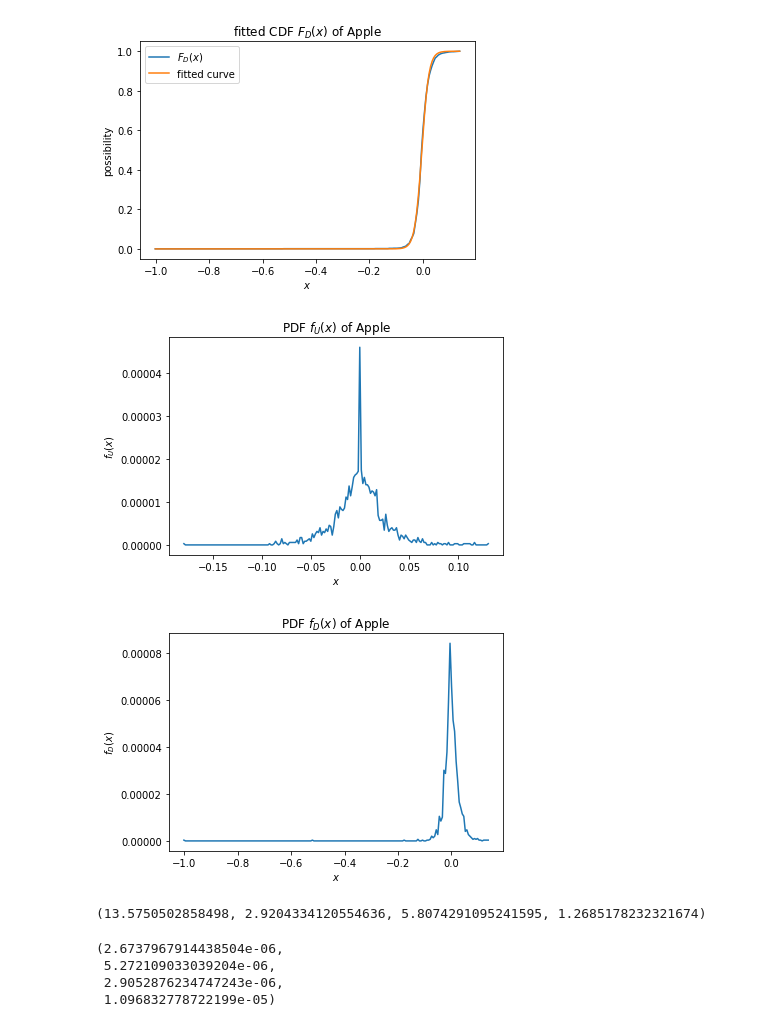
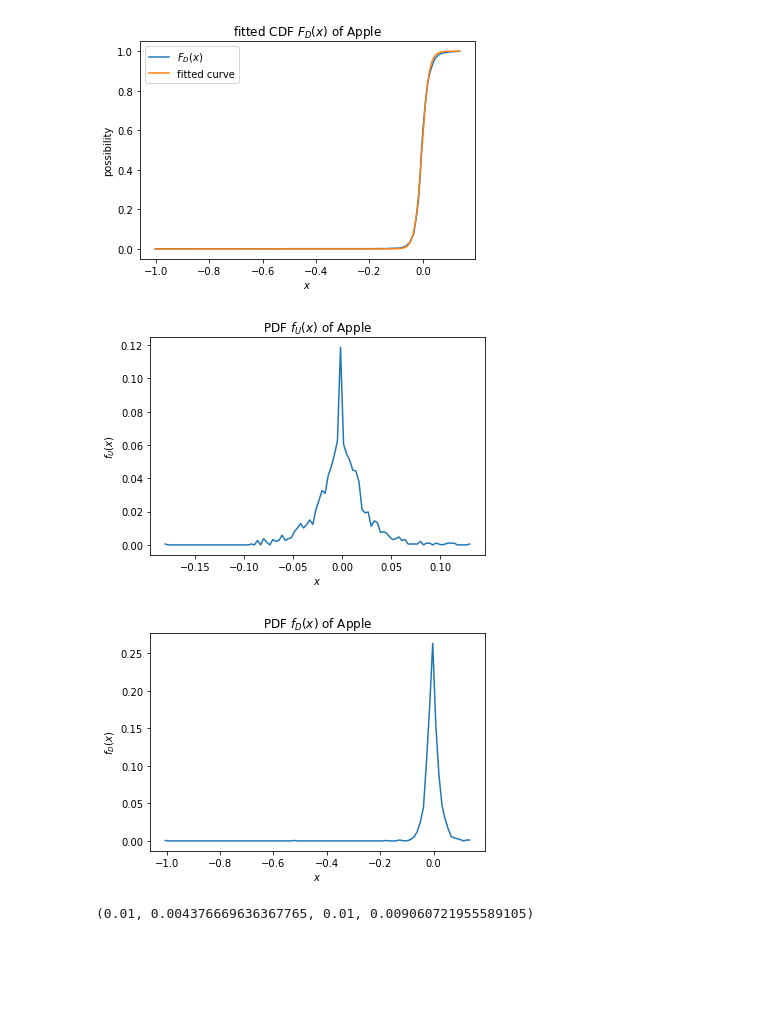
Before and after one commit to Kim-Q/MSDM, a Jupyter notebook: project2.ipynb, the cells around one changed output. Cells and saved outputs as stored; diff of their text form; code cells hidden in the pictures; blank space fills up the shorter version.

```diff
--- a/project2.ipynb
+++ b/project2.ipynb
@@ -148,33 +148,33 @@ plt.show()
 # %% [output]
 [figure]
 # %%
-count,low,binsize,_=stats.relfreq(Ux, numbins=200)
+count,low,binsize,_=stats.relfreq(Ux, numbins=100)
 pdf_U_x=[]
 pdf_U_x.append(low)
-for i in range(1,200):
+for i in range(1,100):
     pdf_U_x.append(pdf_U_x[i-1]+binsize)
 pdf_U=[]
-for i in range(200):
-    pdf_U.append(count[i]/len(Ux))
+for i in range(100):
+    pdf_U.append(count[i])
 
 # plt.figure(figsize=(12,8))
 plt.plot(pdf_U_x,pdf_U)
 plt.title('PDF $f_U(x)$ of Apple')
 plt.ylabel('$f_U(x)$')
 plt.xlabel('$x$')
 plt.savefig('fU(x)')
 plt.show()
 # %% [output]
-[figure, old version]
+[figure, new version]
 # %%
-count,low,binsize,_=stats.relfreq(Dx, numbins=200)
+count,low,binsize,_=stats.relfreq(Dx, numbins=100)
 pdf_D_x=[]
 pdf_D_x.append(low)
-for i in range(1,200):
+for i in range(1,100):
     pdf_D_x.append(pdf_D_x[i-1]+binsize)
 pdf_D=[]
-for i in range(200):
-    pdf_D.append(count[i]/len(Dx))
+for i in range(100):
+    pdf_D.append(count[i])
 
 plt.plot(pdf_D_x,pdf_D)
 plt.title('PDF $f_D(x)$ of Apple')
@@ -183,21 +183,7 @@ plt.xlabel('$x$')
 plt.savefig('fD(x)')
 plt.show()
 # %% [output]
-[figure, old version]
+[figure, new version]
 # %%
 def Gaussian_distribution(x, u, epsilon):
     return np.exp(-(x-u)*(x-u)/(2*epsilon**2))/np.sqrt(2*np.pi*epsilon**2)
-u_U, epsilon_U = optimize.curve_fit(Gaussian_distribution, pdf_U_x, pdf_U)[0]
-u_D, epsilon_D = optimize.curve_fit(Gaussian_distribution, pdf_D_x, pdf_D)[0]
-u_U, epsilon_U, u_D, epsilon_D
-# %% [output]
-(13.5750502858498, 2.9204334120554636, 5.8074291095241595, 1.2685178232321674)
-# %%
-mean_U,std_U=norm.fit(pdf_U)
-mean_D,std_D=norm.fit(pdf_D)
-mean_U, std_U, mean_D, std_D
-# %% [output]
-(2.6737967914438504e-06,
- 5.272109033039204e-06,
- 2.9052876234747243e-06,
- 1.096832778722199e-05)
@@ -212,0 +190,6 @@ for i in pdf_D_x:
+# %%
+mean_U,std_U=np.mean(pdf_U),np.sqrt(sum((pdf_U-mean_U)**2)/(len(Ux)-1))
+mean_D,std_D=np.mean(pdf_D),np.sqrt(sum((pdf_D-mean_D)**2)/(len(Dx)-1))
+mean_U, std_U, mean_D, std_D
+# %% [output]
+(0.01, 0.004376669636367765, 0.01, 0.009060721955589105)
```
Also changed, not shown: parts of 4 cells of this notebook, 4 other files.
